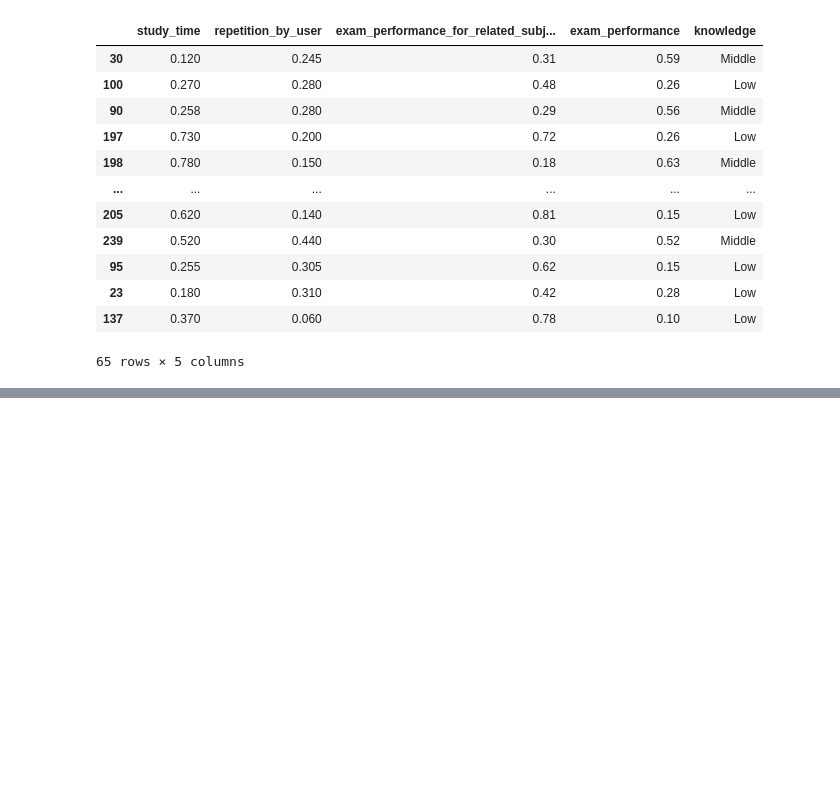
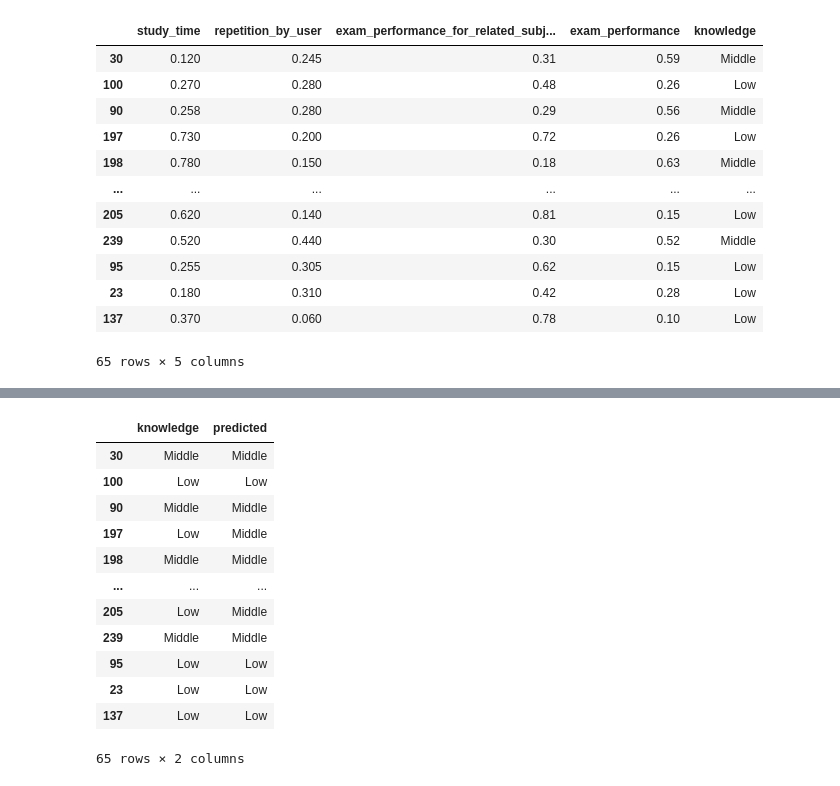
Before and after one commit to ryanrabinovitch/dsci-project-new, a Jupyter notebook: project-file.ipynb, the cells around one changed output, grey strips where cells are left out. Cells and saved outputs as stored; diff of their text form; code cells hidden in the pictures; blank space fills up the shorter version.

Commit message:
Built model, and evaluated it using test data
!

```diff
--- a/project-file.ipynb
+++ b/project-file.ipynb
@@ -251,3 +256,24 @@ knowledge_test
 | 23 | 0.180 | 0.310 | 0.42 | 0.28 | Low |
 | 137 | 0.370 | 0.060 | 0.78 | 0.10 | Low |
 65 rows × 5 columns
+# %%
+from sklearn.preprocessing import StandardScaler
+from sklearn.compose import make_column_transformer
+
+#create preprocessor
+knowledge_preprocessor = make_column_transformer(
+    (StandardScaler(), ["study_time", "exam_performance_for_related_subjects", 'exam_performance']),
+)
+# %%
+from sklearn.neighbors import KNeighborsClassifier
+from sklearn.pipeline import make_pipeline
+
+#create pipeline
+knn = KNeighborsClassifier(n_neighbors=3)
+
+X = knowledge_train[["study_time", "exam_performance_for_related_subjects", 'exam_performance']]
+y = knowledge_train["knowledge"]
+
+knn_fit = make_pipeline(knowledge_preprocessor, knn).fit(X, y)
+
+knn_fit
@@ -253,0 +293,19 @@ knowledge_test
+# %%
+knowledge_test_predictions = knowledge_test.assign(
+    predicted = knn_fit.predict(knowledge_test[["study_time", "exam_performance_for_related_subjects", 'exam_performance']])
+)
+knowledge_test_predictions[['knowledge', 'predicted']]
+# %% [output]
+|  | knowledge | predicted |
+| 30 | Middle | Middle |
+| 100 | Low | Low |
+| 90 | Middle | Middle |
+| 197 | Low | Middle |
+| 198 | Middle | Middle |
+| ... | ... | ... |
+| 205 | Low | Middle |
+| 239 | Middle | Middle |
+| 95 | Low | Low |
+| 23 | Low | Low |
+| 137 | Low | Low |
+65 rows × 2 columns
```
Also changed, not shown: parts of 4 cells of this notebook.
